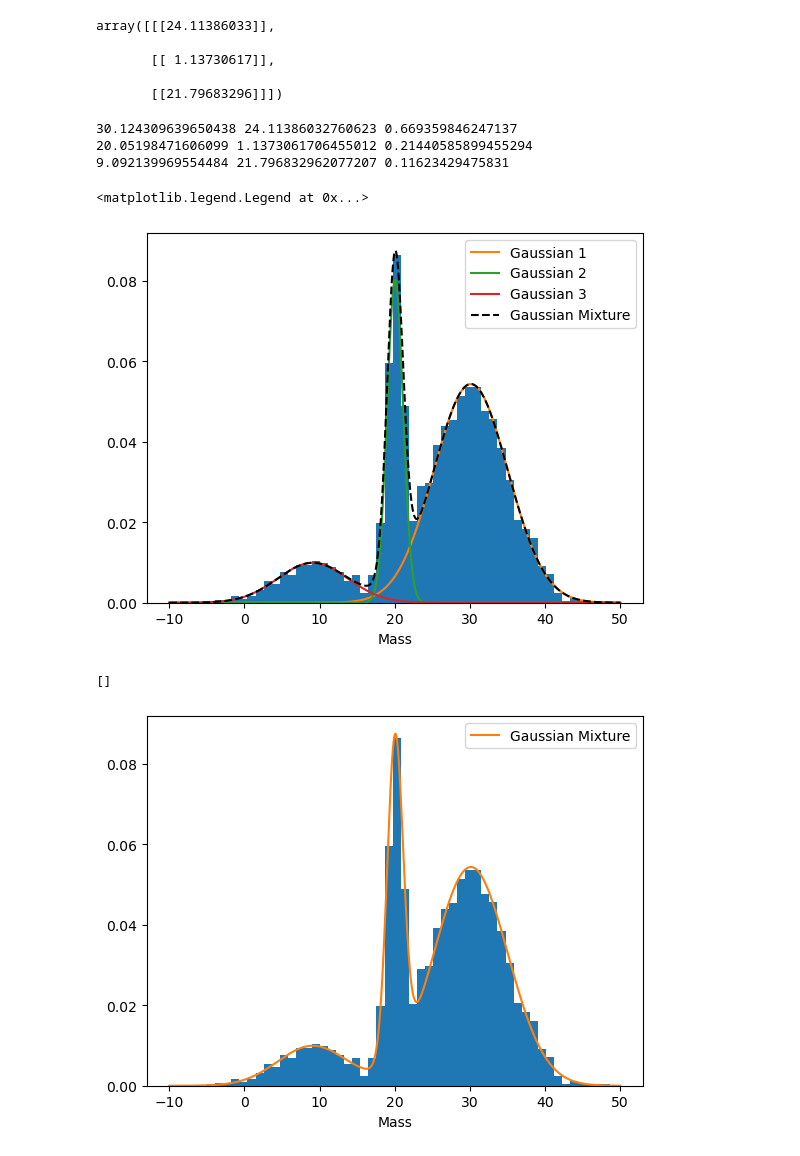
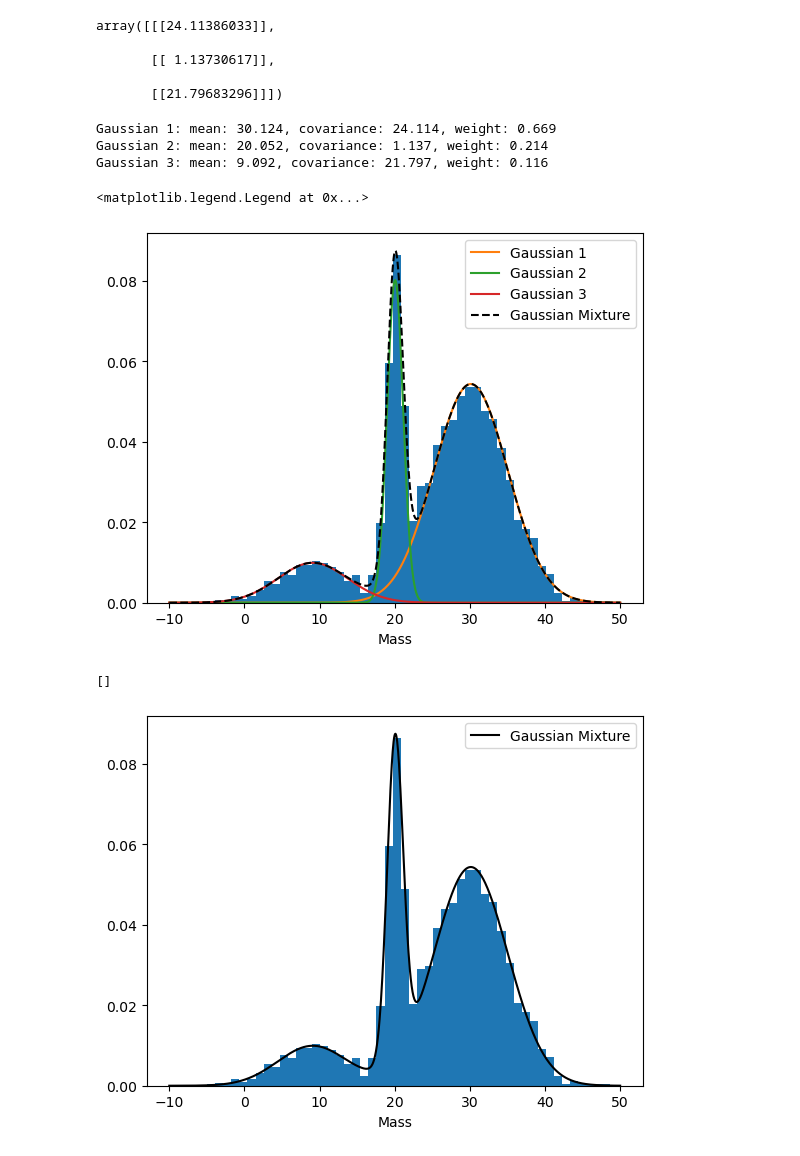
Before and after one commit to ebianchi803/astrostatistics_bicocca_2026, a Jupyter notebook: working/L06.ipynb, the cells around one changed output. Drawn from its saved outputs; the diff is of its cells as text; code cells hidden in the pictures.

```diff
--- a/working/L06.ipynb
+++ b/working/L06.ipynb
@@ -71,16 +71,16 @@ plt.xlabel('Mass')
 x = np.linspace(-10,50,1000)
 multi_gaus= np.zeros(1000)
 for i in range(len(best_mean)):
-    print(best_mean[i],best_cov[i],best_weight[i])
+    print('Gaussian %d: mean: %.3f, covariance: %.3f, weight: %.3f' %(i+1,best_mean[i],best_cov[i],best_weight[i]))
     gaus_i = norm(best_mean[i],np.sqrt(best_cov[i]))
     plt.plot(x,weights[index][i] * gaus_i.pdf(x),label='Gaussian '+str(i+1))
     multi_gaus += best_weight[i]*gaus_i.pdf(x)
 plt.plot(x,multi_gaus, c='k', linestyle='--', label='Gaussian Mixture')
 plt.legend()
 # %% [output]
-30.124309639650438 24.11386032760623 0.669359846247137
-20.05198471606099 1.1373061706455012 0.21440585899455294
-9.092139969554484 21.796832962077207 0.11623429475831
+Gaussian 1: mean: 30.124, covariance: 24.114, weight: 0.669
+Gaussian 2: mean: 20.052, covariance: 1.137, weight: 0.214
+Gaussian 3: mean: 9.092, covariance: 21.797, weight: 0.116
 <matplotlib.legend.Legend at 0x...>
 [figure]
 # %%
@@ -92,9 +92,9 @@ prob = weights[index] @ components_prob
 # %%
 plt.hist(data, bins=50,density=True)
 plt.xlabel('Mass')
-plt.plot(x,prob,label='Gaussian Mixture')
+plt.plot(x,prob,label='Gaussian Mixture', c='k')
 plt.legend()
 plt.plot()
 # %% [output]
 []
-[figure, old version]
+[figure, new version]
```
Also changed, not shown: parts of 4 cells of this notebook.
